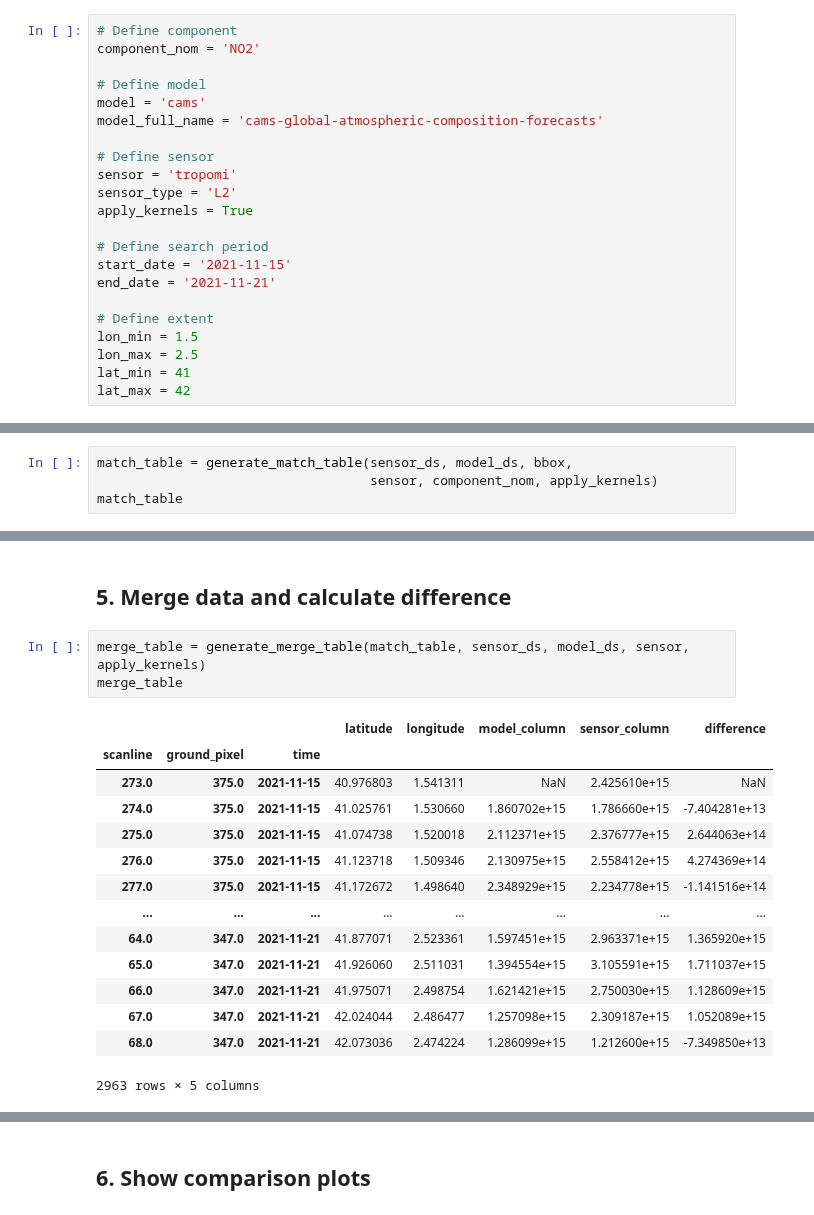
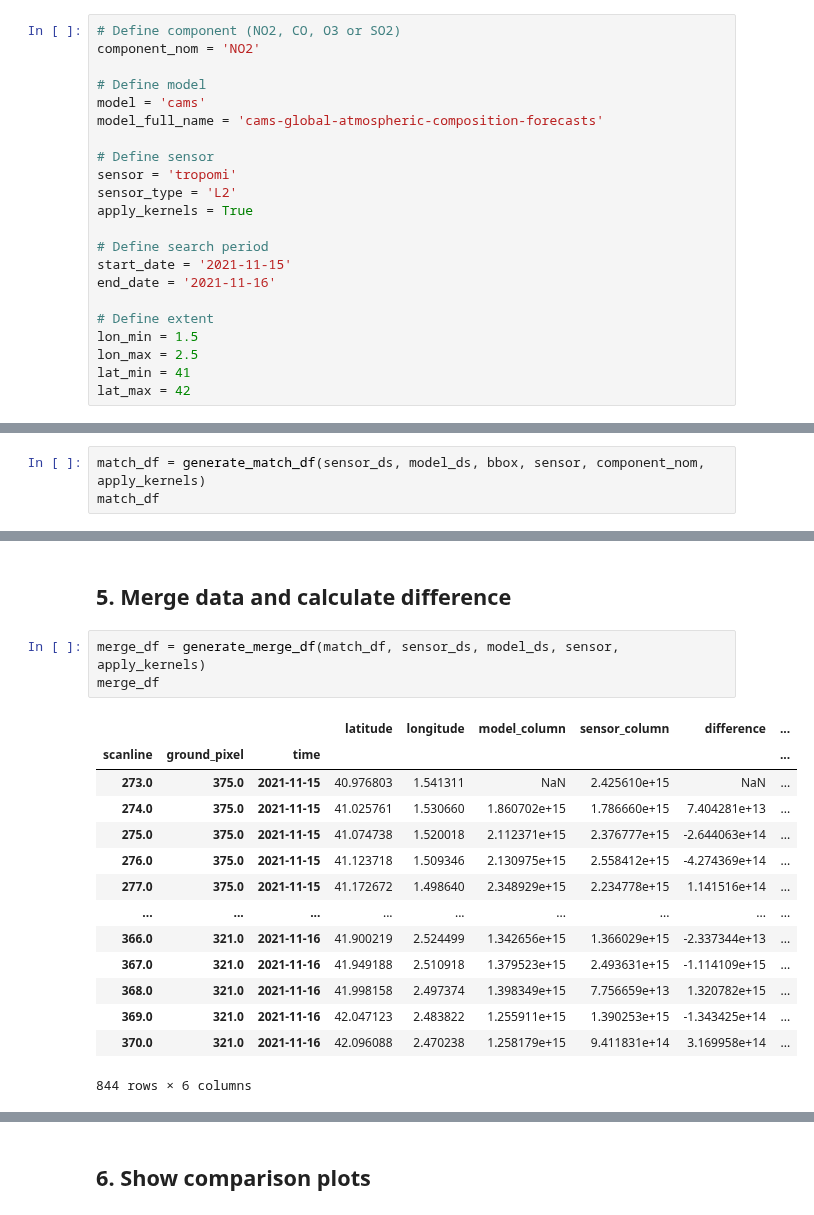
Before and after one commit to ECMWFCode4Earth/adc-toolbox, a Jupyter notebook: main_cams_tropomi_L2.ipynb, the cells around one changed output, grey strips where cells are left out. Cells and saved outputs as stored; diff of their text form.

```diff
--- a/main_cams_tropomi_L2.ipynb
+++ b/main_cams_tropomi_L2.ipynb
@@ -59,7 +56,7 @@ warnings.filterwarnings('ignore', category = UserWarning, module='cartopy')
 # %% [markdown]
 ## 1. Define datasets
 # %%
-# Define component
+# Define component (NO2, CO, O3 or SO2)
 component_nom = 'NO2'
 
 # Define model
@@ -73,7 +70,7 @@ apply_kernels = True
 
 # Define search period
 start_date = '2021-11-15'
-end_date = '2021-11-21'
+end_date = '2021-11-16'
 
 # Define extent
 lon_min = 1.5
@@ -316,9 +280,8 @@ Coordinates:
 # %% [markdown]
 ## 4. Match data (and apply averaging kernels)
 # %%
-match_table = generate_match_table(sensor_ds, model_ds, bbox,
-                                   sensor, component_nom, apply_kernels)
-match_table
+match_df = generate_match_df(sensor_ds, model_ds, bbox, sensor, component_nom, apply_kernels)
+match_df
 # %% [output]
 APPLICATION OF AVERAGING KERNELS
 For the application of the averaging kernels, it is necessary to calculate:
@@ -354,21 +313,21 @@ WARNING: The application of averaging kernels will take some time.
 # %% [markdown]
 ## 5. Merge data and calculate difference
 # %%
-merge_table = generate_merge_table(match_table, sensor_ds, model_ds, sensor, apply_kernels)
-merge_table
+merge_df = generate_merge_df(match_df, sensor_ds, model_ds, sensor, apply_kernels)
+merge_df
 # %% [output]
-|  |  |  | latitude | longitude | model_column | sensor_column | difference |
-| scanline | ground_pixel | time |  |  |  |  |  |
-| 273.0 | 375.0 | 2021-11-15 | 40.976803 | 1.541311 | NaN | 2.425610e+15 | NaN |
-| 274.0 | 375.0 | 2021-11-15 | 41.025761 | 1.530660 | 1.860702e+15 | 1.786660e+15 | -7.404281e+13 |
-| 275.0 | 375.0 | 2021-11-15 | 41.074738 | 1.520018 | 2.112371e+15 | 2.376777e+15 | 2.644063e+14 |
-| 276.0 | 375.0 | 2021-11-15 | 41.123718 | 1.509346 | 2.130975e+15 | 2.558412e+15 | 4.274369e+14 |
-| 277.0 | 375.0 | 2021-11-15 | 41.172672 | 1.498640 | 2.348929e+15 | 2.234778e+15 | -1.141516e+14 |
-| ... | ... | ... | ... | ... | ... | ... | ... |
-| 64.0 | 347.0 | 2021-11-21 | 41.877071 | 2.523361 | 1.597451e+15 | 2.963371e+15 | 1.365920e+15 |
-| 65.0 | 347.0 | 2021-11-21 | 41.926060 | 2.511031 | 1.394554e+15 | 3.105591e+15 | 1.711037e+15 |
-| 66.0 | 347.0 | 2021-11-21 | 41.975071 | 2.498754 | 1.621421e+15 | 2.750030e+15 | 1.128609e+15 |
-| 67.0 | 347.0 | 2021-11-21 | 42.024044 | 2.486477 | 1.257098e+15 | 2.309187e+15 | 1.052089e+15 |
-| 68.0 | 347.0 | 2021-11-21 | 42.073036 | 2.474224 | 1.286099e+15 | 1.212600e+15 | -7.349850e+13 |
+|  |  |  | latitude | longitude | model_column | sensor_column | difference | ... |
+| scanline | ground_pixel | time |  |  |  |  |  | ... |
+| 273.0 | 375.0 | 2021-11-15 | 40.976803 | 1.541311 | NaN | 2.425610e+15 | NaN | ... |
+| 274.0 | 375.0 | 2021-11-15 | 41.025761 | 1.530660 | 1.860702e+15 | 1.786660e+15 | 7.404281e+13 | ... |
+| 275.0 | 375.0 | 2021-11-15 | 41.074738 | 1.520018 | 2.112371e+15 | 2.376777e+15 | -2.644063e+14 | ... |
+| 276.0 | 375.0 | 2021-11-15 | 41.123718 | 1.509346 | 2.130975e+15 | 2.558412e+15 | -4.274369e+14 | ... |
+| 277.0 | 375.0 | 2021-11-15 | 41.172672 | 1.498640 | 2.348929e+15 | 2.234778e+15 | 1.141516e+14 | ... |
+| ... | ... | ... | ... | ... | ... | ... | ... | ... |
+| 366.0 | 321.0 | 2021-11-16 | 41.900219 | 2.524499 | 1.342656e+15 | 1.366029e+15 | -2.337344e+13 | ... |
+| 367.0 | 321.0 | 2021-11-16 | 41.949188 | 2.510918 | 1.379523e+15 | 2.493631e+15 | -1.114109e+15 | ... |
+| 368.0 | 321.0 | 2021-11-16 | 41.998158 | 2.497374 | 1.398349e+15 | 7.756659e+13 | 1.320782e+15 | ... |
+| 369.0 | 321.0 | 2021-11-16 | 42.047123 | 2.483822 | 1.255911e+15 | 1.390253e+15 | -1.343425e+14 | ... |
+| 370.0 | 321.0 | 2021-11-16 | 42.096088 | 2.470238 | 1.258179e+15 | 9.411831e+14 | 3.169958e+14 | ... |
-2963 rows × 5 columns
+844 rows × 6 columns
 # %%
```
Also changed, not shown: parts of 19 cells of this notebook, 6 other files.
